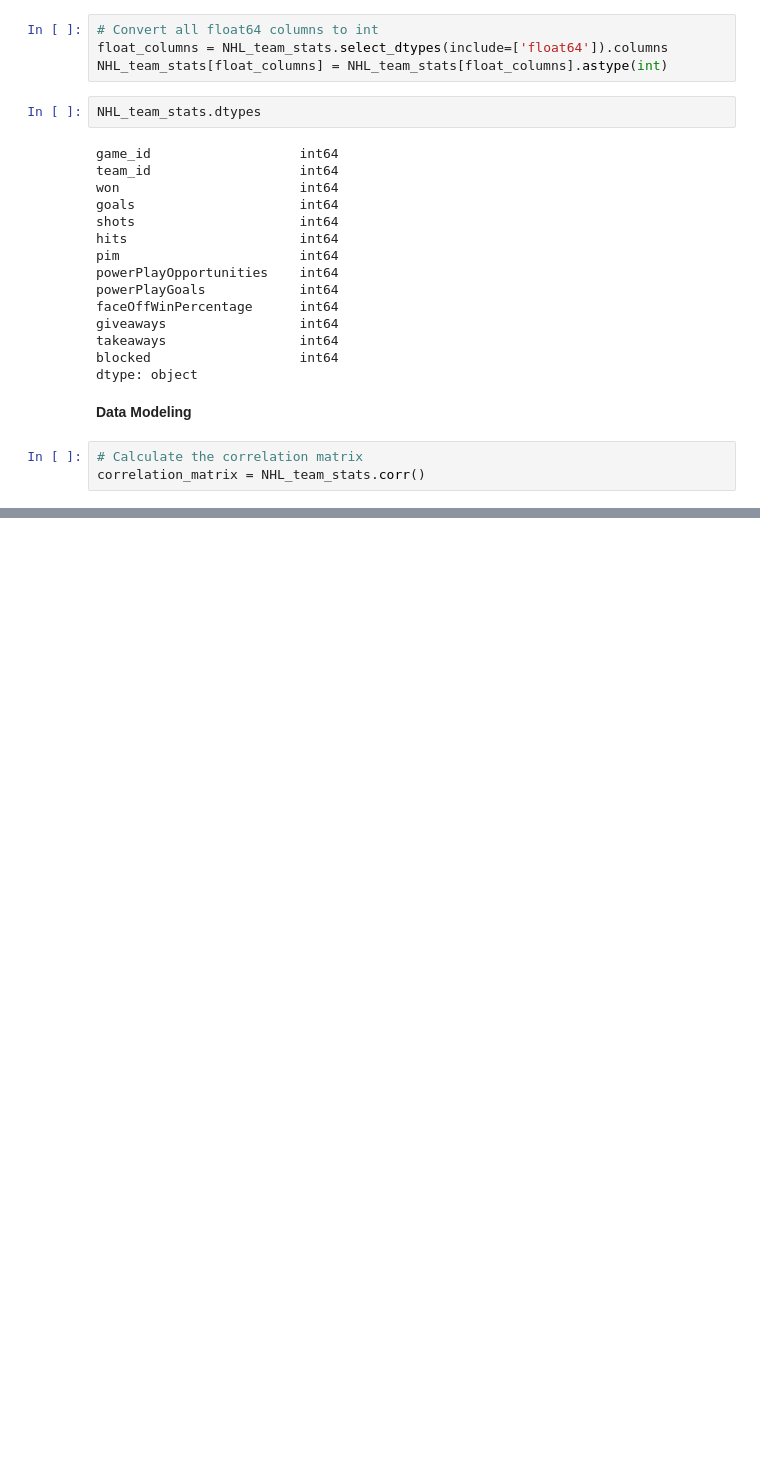
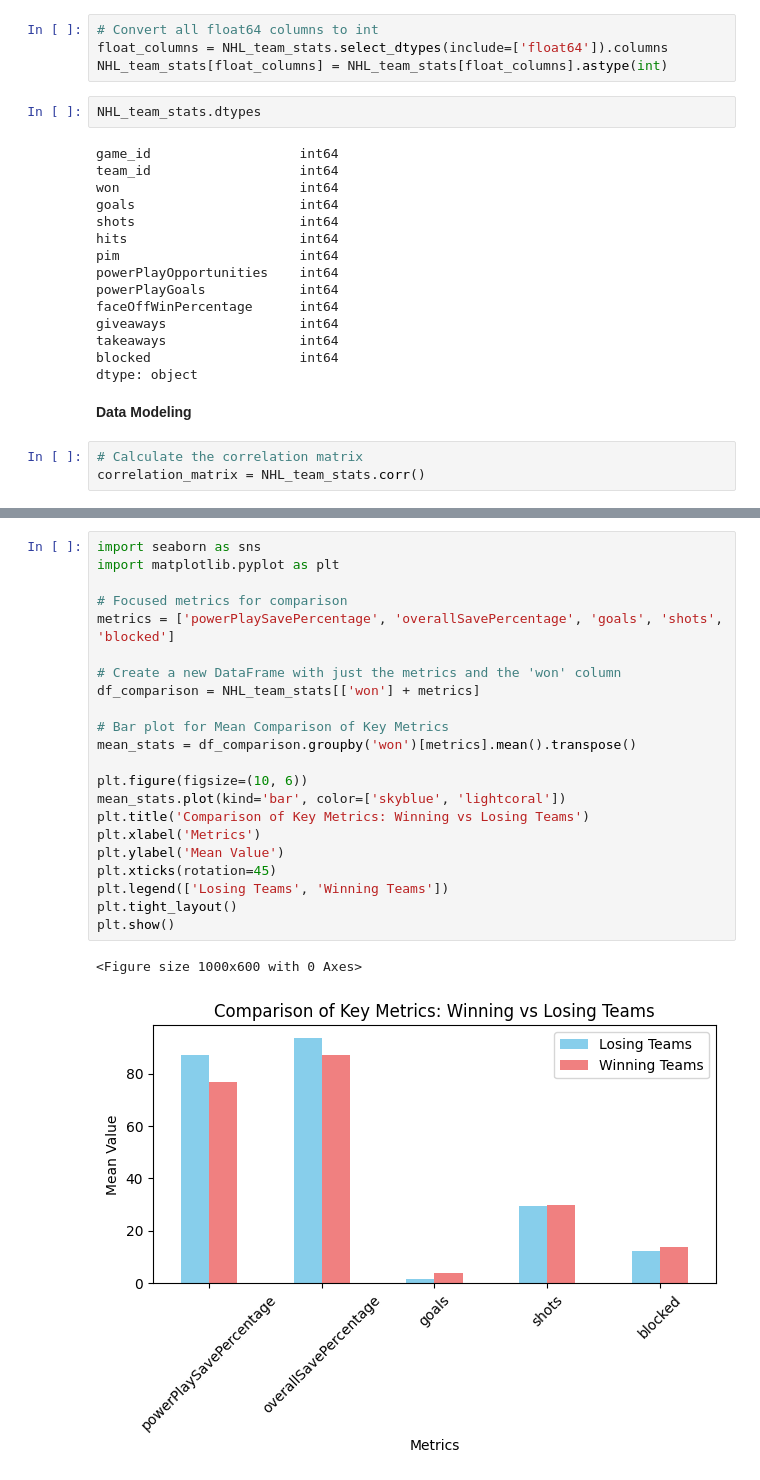
Before and after one commit to colincranwell/itcs-3162-group-8-project, a Jupyter notebook: Group8_Final.ipynb, the cells around one changed output, grey strips where cells are left out. Saved outputs shown, nothing was run; the diff lists cells and outputs as text; blank space fills up the shorter version.

```diff
--- a/Group8_Final.ipynb
+++ b/Group8_Final.ipynb
@@ -364,0 +366,25 @@ plt.show()
+# %%
+import seaborn as sns
+import matplotlib.pyplot as plt
+
+# Focused metrics for comparison
+metrics = ['powerPlaySavePercentage', 'overallSavePercentage', 'goals', 'shots', 'blocked']
+
+# Create a new DataFrame with just the metrics and the 'won' column
+df_comparison = NHL_team_stats[['won'] + metrics]
+
+# Bar plot for Mean Comparison of Key Metrics
+mean_stats = df_comparison.groupby('won')[metrics].mean().transpose()
+
+plt.figure(figsize=(10, 6))
+mean_stats.plot(kind='bar', color=['skyblue', 'lightcoral'])
+plt.title('Comparison of Key Metrics: Winning vs Losing Teams')
+plt.xlabel('Metrics')
+plt.ylabel('Mean Value')
+plt.xticks(rotation=45)
+plt.legend(['Losing Teams', 'Winning Teams'])
+plt.tight_layout()
+plt.show()
+# %% [output]
+<Figure size 1000x600 with 0 Axes>
+[figure, added]
```
Also changed, not shown: parts of 31 cells of this notebook.
